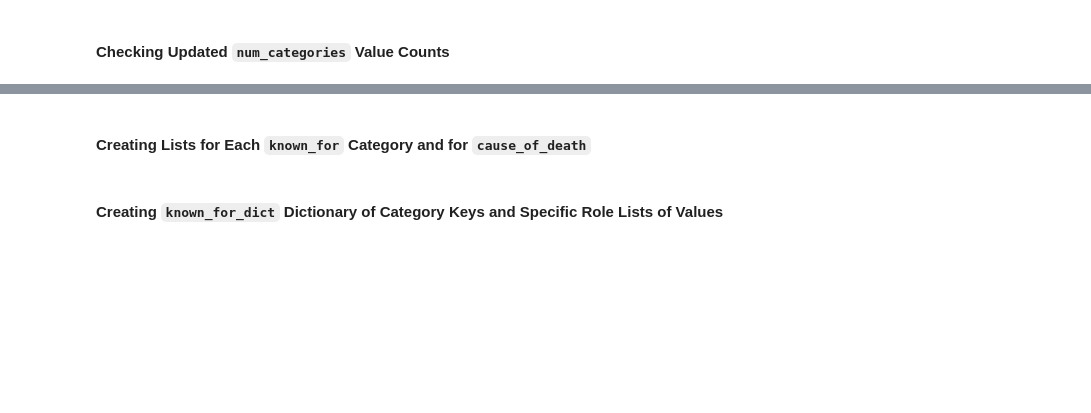
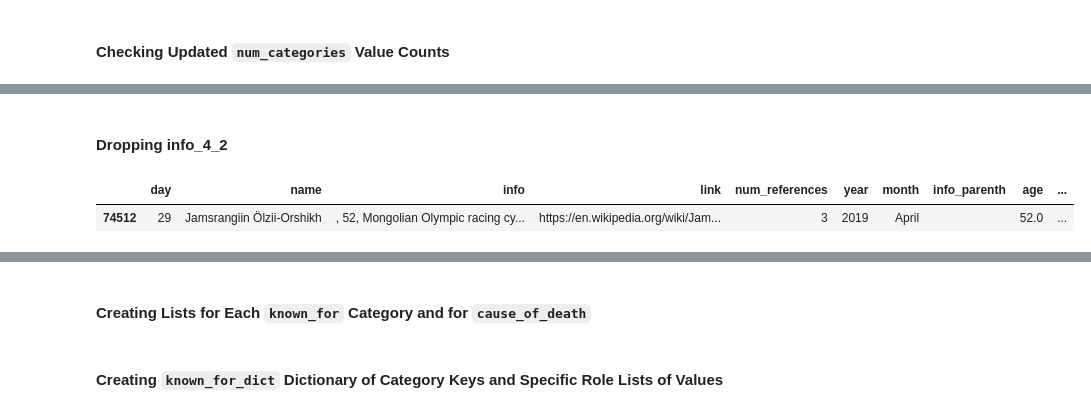
Before and after one commit to teresahanak/wikipedia-life-expectancy, a Jupyter notebook: wp_life_expect_data_clean7_thanak_2022_07_26.ipynb, the cells around one changed output, grey strips where cells are left out. Saved outputs shown, nothing was run; the diff lists cells and outputs as text; code cells hidden in the pictures; blank space fills up the shorter version.

```diff
--- a/wp_life_expect_data_clean7_thanak_2022_07_26.ipynb
+++ b/wp_life_expect_data_clean7_thanak_2022_07_26.ipynb
@@ -9971,0 +10224,38 @@ df["num_categories"].value_counts()
+# %%
+%%time
+
+# Column to check
+column = 'info_4_2'
+
+# Start dataframe
+dataframe = df[df[column].notna()]
+
+# For loop to find cause in column and extract it to cause_of_death
+for cause in cause_of_death:
+    for index in dataframe.index:
+        item = df.loc[index, column]
+        if item:
+            if cause in item:
+                if df.loc[index, 'cause_of_death']:
+                    df.loc[index, 'cause_of_death'] = df.loc[index, 'cause_of_death'] + '/' + cause
+                    df.loc[index, column] = item.replace(cause, '').strip()
+                else:
+                    df.loc[index, 'cause_of_death'] = cause
+                    df.loc[index, column] = item.replace(cause, '').strip()
+
+
+# For loop to find role in column and extract it as category
+for category, category_lst in known_for_dict.items():
+    for role in category_lst:
+        for index in dataframe.index:
+                item = df.loc[index, column]
+                if item:
+                    if role in item:
+                        df.loc[index, category] = 1
+                        df.loc[index, column] = item.replace(role, '').strip()
+
+# Calculating num_categories
+df["num_categories"] = df[known_for_dict.keys()].sum(axis=1)
+
+# Checking number of cause_of_death values
+print(f'There are {df["cause_of_death"].notna().sum()} values in cause_of_death column.\n')
@@ -9971,0 +10291,11 @@ df["num_categories"].value_counts()
+# %% [markdown]
+#### Dropping info_4_2
+# %%
+# Dropping info_4_2
+df.drop("info_4_2", axis=1, inplace=True)
+
+# Checking sample
+df.sample()
+# %% [output]
+|  | day | name | info | link | num_references | year | month | info_parenth | age | ... |
+| 74512 | 29 | Jamsrangiin Ölzii-Orshikh | , 52, Mongolian Olympic racing cy... | https://en.wikipedia.org/wiki/Jam... | 3 | 2019 | April |  | 52.0 | ... |
```
Also changed, not shown: parts of 71 cells of this notebook.
